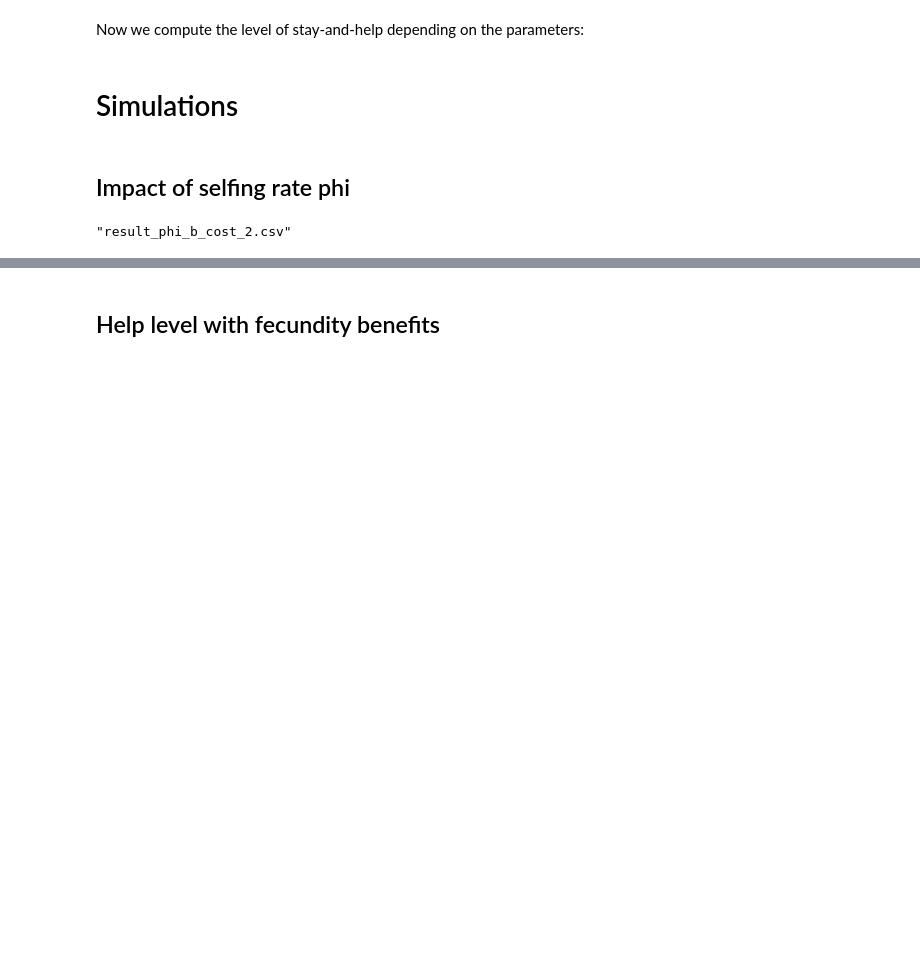
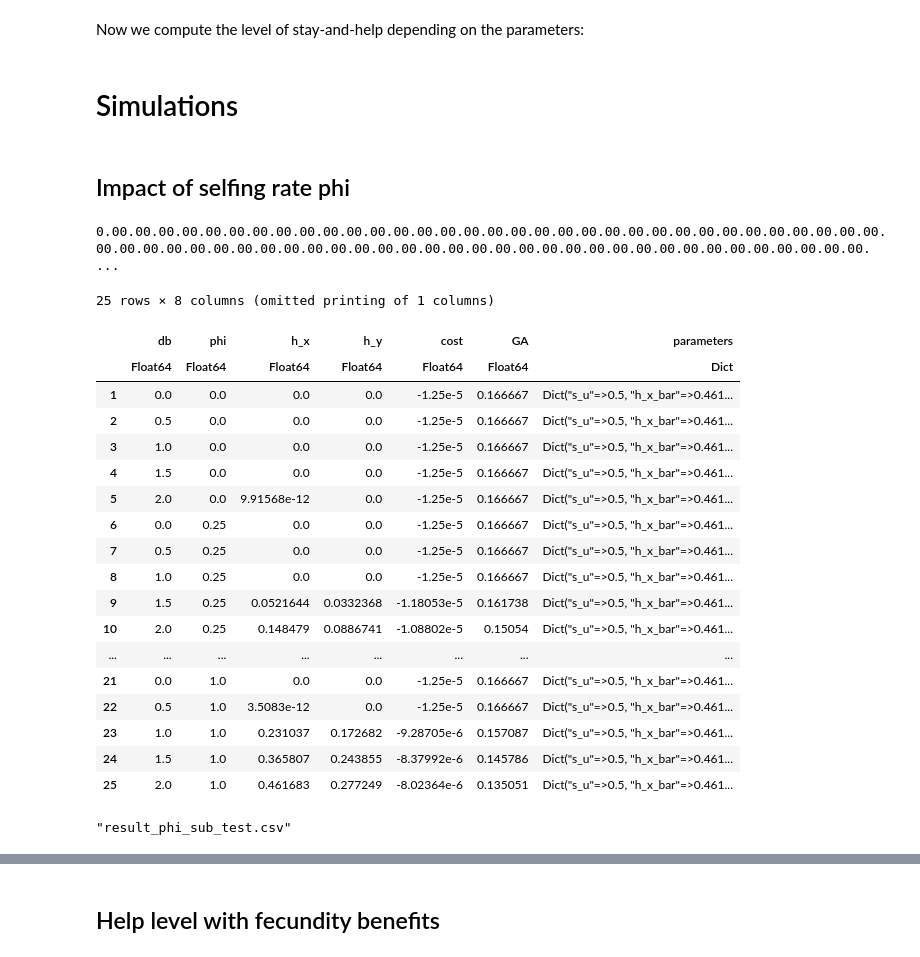
Before and after one commit to aflatresUWO/coop_breed_group_size, a Jupyter notebook: main.ipynb, the cells around one changed output, grey strips where cells are left out. Drawn from its saved outputs; the diff is of its cells as text; code cells hidden in the pictures; blank space fills up the shorter version.

Commit message:
update
new relatedness coefficients + change with who is controlling the behavior

```diff
--- a/main.ipynb
+++ b/main.ipynb
@@ -177,11 +177,9 @@ function R_siblings_x(parameters)
     b_x = parameters["b_x"]
     M = parameters["M"]
     phi = parameters["phi"]
-    if parameters["h_x"] >0 #If there are helpers:
-        R_siblings_x = (1-1/(parameters["h_x"]*b_x))*(phi^2+phi*(1-phi)+(1-phi)^2*(1/4+1/(4*M)))+1/(parameters["h_x"]*b_x)
-    else #If there are no helpers
-        R_siblings_x = 1
-    end
+
+    R_siblings_x = (1-1/b_x))*(phi^2+phi*(1-phi)+(1-phi)^2*(1/4+1/(4*M)))+1/*b_x
+
     return  R_siblings_x
 end
 
@@ -189,11 +187,9 @@ function R_siblings_y(parameters)
     M = parameters["M"]
     phi = parameters["phi"]
     b_y = parameters["b_y"]
-    if parameters["h_y"] >0
-        R_siblings_y = (1-1/(parameters["h_y"]*b_y))*(phi^2+phi*(1-phi)+(1-phi)^2*(1/4+1/(4*M)))+1/(parameters["h_y"]*b_y)
-    else
-        R_siblings_y = 1
-    end
+
+    R_siblings_y = (1-1/*b_y)*(phi^2+phi*(1-phi)+(1-phi)^2*(1/4+1/(4*M)))+1/b_y
+
     return  R_siblings_y
 end
 # %% [output]
@@ -201,7 +197,7 @@ R_siblings_y (generic function with 1 method)
 # %% [markdown]
 Now that we have our useful function, we can compute the evolution of the stay-and-help rates h_x, h_y
 # %%
-function stay_help_evol(parameters)
+function stay_help_evol_sub(parameters)
     #initialization
     dW_x = 1
     dW_y = 1
@@ -211,10 +207,10 @@ function stay_help_evol(parameters)
     dhx = 1e-4
     dhy = 1e-4
     tol = 1e-8
-    parameters["h_x"] = 0.0
-    parameters["h_x_bar"] = 0.0
-    parameters["h_y"] = 0.0
-    parameters["h_y_bar"] = 0.0
+    parameters["h_x"] = 0
+    parameters["h_x_bar"] = 0
+    parameters["h_y"] = 0
+    parameters["h_y_bar"] = 0
     i = 0
     reason = "too many iterations"
 
@@ -255,6 +251,7 @@ function stay_help_evol(parameters)
         W_sibs_x -= nu*Mutant(mu[2],mu[3],parameters)*[0,0,0,mu[4],0]
         parameters["h_x_bar"] += dhx
 
+        #Subordinate controls stay-and-help
         dW_x = R_parent(parameters)*W_parent_x[1]+W_indiv_x[1]+R_siblings_x(parameters)*W_sibs_x[1]
 
         #h_y, same process as h_x
@@ -272,9 +269,8 @@ function stay_help_evol(parameters)
         W_parent_y -= nu*Mutant(mu[2],mu[3],parameters)*[0,0,mu[3],0,0]
         W_sibs_y -= nu*Mutant(mu[2],mu[3],parameters)*[0,0,0,0,mu[5]]
         parameters["h_y_bar"] += dhy
-
+        #Subordinate controls stay-and-help
         dW_y = R_parent(parameters)*W_parent_y[1]+W_indiv_y[1]+R_siblings_y(parameters)*W_sibs_y[1]
-
 
         hx_mem = parameters["h_x"]
         hy_mem = parameters["h_y"]
@@ -319,7 +315,6 @@ function stay_help_evol(parameters)
         end
 
     end
-    println(i)
     #Evaluation of group augmentation and cost of help at evolutionary equilibrium:
     eq = right_eigenvector(parameters)
     mu = eq
@@ -350,47 +486,66 @@ Now we compute the level of stay-and-help depending on the parameters:
 parameters["s_x"] = 0.5
 parameters["s_y"] = 0.5
 parameters["s_ax"] = 0.5
-parameters["s_ay"] = 0.6
+parameters["s_ay"] = 0.5
 parameters["s_u"] = 0.5
 
 parameters["b_x"] = 3
 parameters["b_y"] = 3
 parameters["phi"] = 0.1
-N = 30
+N = 5
 phi_csv = zeros(N^2)
 db_csv = zeros(N^2)
 hx_csv = zeros(N^2)
 hy_csv = zeros(N^2)
 P_csv = zeros(N^2)
 parameters_csv = Array{Dict}(undef, N^2)
 reason_csv = Array{String}(undef, N^2)
 GA_csv = zeros(N^2)
 cost_csv = zeros(N^2)
 j = 1
 #We loop over the parameters we are interested in, here phi and fecundity benefits:
 for phi in range(0,1,N)
     parameters["phi"] = phi
     for db in range(0,2,N)
         parameters["b_y"] = parameters["b_x"]+db
-        parameters, P2, GA, cost, reason = stay_help_evol(parameters)
+        parameters, P2, GA, cost, reason = stay_help_evol_sub(parameters)
         hx_csv[j] = parameters["h_x"]
         hy_csv[j] = parameters["h_y"]
         phi_csv[j] = phi
         db_csv[j] = db
         GA_csv[j] = GA
         cost_csv[j] = cost
         reason_csv[j] = reason
         parameters_csv[j] = parameters
         j += 1
     end
 end
 #Finally, we write the result in a csv file
 csv_data = DataFrame(db = db_csv, phi = phi_csv, h_x = hx_csv, h_y = hy_csv, cost=cost_csv, GA = GA_csv, parameters = parameters_csv, reason = reason_csv )
 
-CSV.write("result_phi_b_cost_2.csv",csv_data)
+#CSV.write("result_phi_sub_test.csv",csv_data)
+# %% [output]
+0.00.00.00.00.00.00.00.00.00.00.00.00.00.00.00.00.00.00.00.00.00.00.00.00.00.00.00.00.00.00.00.00.00.00.00.00.00.00.00.00.00.00.00.00.00.00.00.00.00.00.00.00.00.00.00.00.00.00.00.00.00.00.00.00.00.00. ...
+25 rows × 8 columns (omitted printing of 1 columns)
+|  | db | phi | h_x | h_y | cost | GA | parameters |
+|  | Float64 | Float64 | Float64 | Float64 | Float64 | Float64 | Dict |
+| 1 | 0.0 | 0.0 | 0.0 | 0.0 | -1.25e-5 | 0.166667 | Dict("s_u"=>0.5, "h_x_bar"=>0.461... |
+| 2 | 0.5 | 0.0 | 0.0 | 0.0 | -1.25e-5 | 0.166667 | Dict("s_u"=>0.5, "h_x_bar"=>0.461... |
+| 3 | 1.0 | 0.0 | 0.0 | 0.0 | -1.25e-5 | 0.166667 | Dict("s_u"=>0.5, "h_x_bar"=>0.461... |
+| 4 | 1.5 | 0.0 | 0.0 | 0.0 | -1.25e-5 | 0.166667 | Dict("s_u"=>0.5, "h_x_bar"=>0.461... |
+| 5 | 2.0 | 0.0 | 9.91568e-12 | 0.0 | -1.25e-5 | 0.166667 | Dict("s_u"=>0.5, "h_x_bar"=>0.461... |
+| 6 | 0.0 | 0.25 | 0.0 | 0.0 | -1.25e-5 | 0.166667 | Dict("s_u"=>0.5, "h_x_bar"=>0.461... |
+| 7 | 0.5 | 0.25 | 0.0 | 0.0 | -1.25e-5 | 0.166667 | Dict("s_u"=>0.5, "h_x_bar"=>0.461... |
+| 8 | 1.0 | 0.25 | 0.0 | 0.0 | -1.25e-5 | 0.166667 | Dict("s_u"=>0.5, "h_x_bar"=>0.461... |
+| 9 | 1.5 | 0.25 | 0.0521644 | 0.0332368 | -1.18053e-5 | 0.161738 | Dict("s_u"=>0.5, "h_x_bar"=>0.461... |
+| 10 | 2.0 | 0.25 | 0.148479 | 0.0886741 | -1.08802e-5 | 0.15054 | Dict("s_u"=>0.5, "h_x_bar"=>0.461... |
+| ... | ... | ... | ... | ... | ... | ... | ... |
+| 21 | 0.0 | 1.0 | 0.0 | 0.0 | -1.25e-5 | 0.166667 | Dict("s_u"=>0.5, "h_x_bar"=>0.461... |
+| 22 | 0.5 | 1.0 | 3.5083e-12 | 0.0 | -1.25e-5 | 0.166667 | Dict("s_u"=>0.5, "h_x_bar"=>0.461... |
+| 23 | 1.0 | 1.0 | 0.231037 | 0.172682 | -9.28705e-6 | 0.157087 | Dict("s_u"=>0.5, "h_x_bar"=>0.461... |
+| 24 | 1.5 | 1.0 | 0.365807 | 0.243855 | -8.37992e-6 | 0.145786 | Dict("s_u"=>0.5, "h_x_bar"=>0.461... |
+| 25 | 2.0 | 1.0 | 0.461683 | 0.277249 | -8.02364e-6 | 0.135051 | Dict("s_u"=>0.5, "h_x_bar"=>0.461... |
-# %%
-csv_data = DataFrame(db = db_csv, phi = phi_csv, h_x = hx_csv, h_y = hy_csv, cost=cost_csv, GA = GA_csv, parameters = parameters_csv, reason = reason_csv )
-
-CSV.write("result_phi_b_cost_2.csv",csv_data)
-# %% [output]
-"result_phi_b_cost_2.csv"
+# %%
+CSV.write("result_phi_sub_test.csv",csv_data)
+# %% [output]
+"result_phi_sub_test.csv"
```
Also changed, not shown: parts of 10 cells of this notebook, 16 other files.
